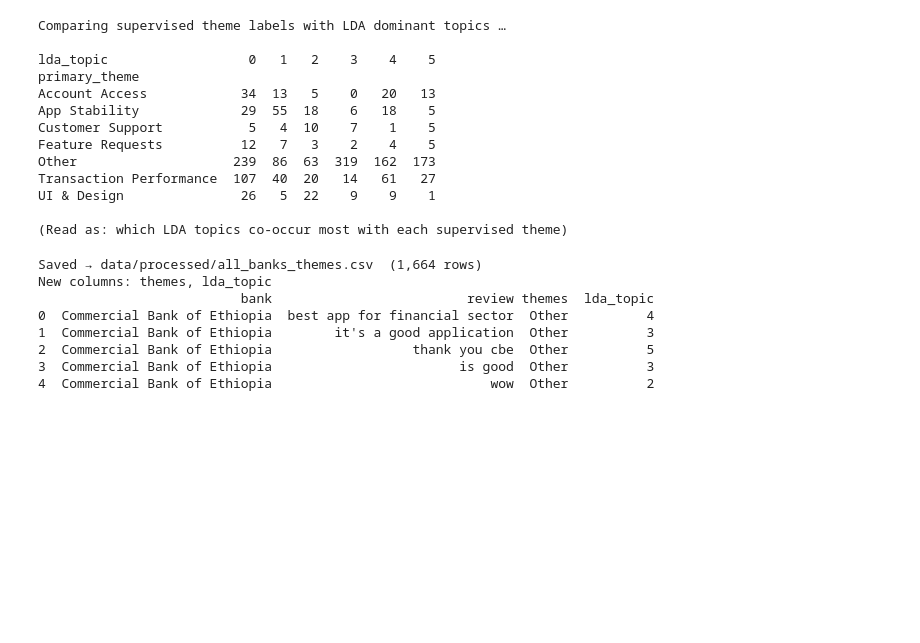
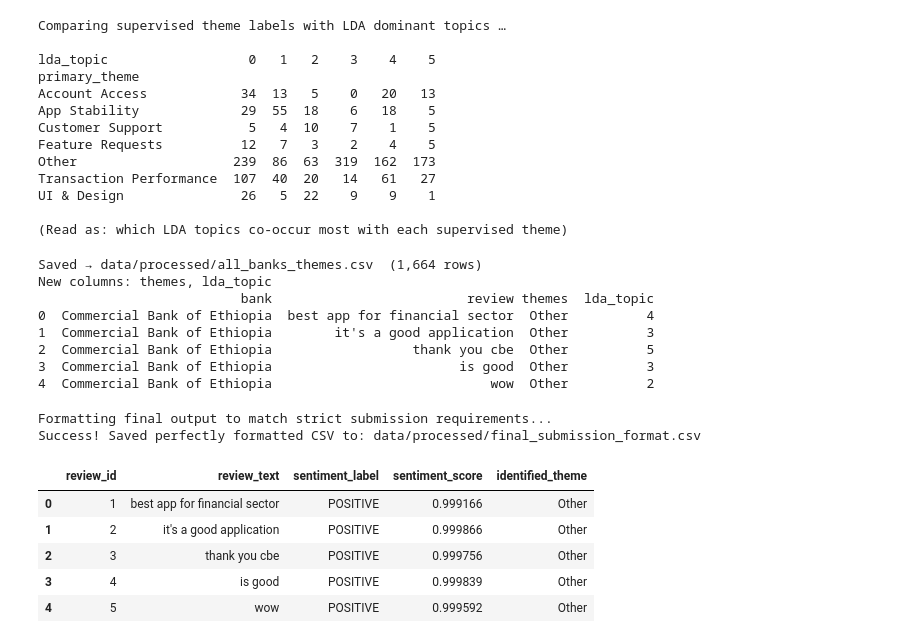
Before and after one commit to hermiMAB/fintech-review-analytics, a Jupyter notebook: notebook/sentiment_and_thematic_analysis.ipynb, the cells around one changed output. Cells and saved outputs as stored; diff of their text form; code cells hidden in the pictures; blank space fills up the shorter version.

```diff
--- a/notebook/sentiment_and_thematic_analysis.ipynb
+++ b/notebook/sentiment_and_thematic_analysis.ipynb
@@ -516,3 +516,46 @@ New columns: themes, lda_topic
 2  Commercial Bank of Ethiopia                  thank you cbe  Other          5
 3  Commercial Bank of Ethiopia                        is good  Other          3
 4  Commercial Bank of Ethiopia                            wow  Other          2
+# %%
+import pandas as pd
+
+print("Formatting final output to match strict submission requirements...")
+
+# 1. Create a unique review_id (using the index is the easiest way)
+df_lda['review_id'] = df_lda.reset_index().index + 1
+
+# 2. Rename your existing columns to match the exact required schema
+# Note: I am using your Transformer (HF) scores here, but you can change
+# it to 'vader_sentiment' and 'vader_compound' if you prefer VADER.
+df_formatted = df_lda.rename(columns={
+    'review': 'review_text',
+    'hf_sentiment': 'sentiment_label',
+    'hf_directional_score': 'sentiment_score',
+    'themes': 'identified_theme'
+})
+
+# 3. Filter the dataframe to ONLY include the 5 required columns
+required_columns = [
+    'review_id',
+    'review_text',
+    'sentiment_label',
+    'sentiment_score',
+    'identified_theme'
+]
+df_final_submission = df_formatted[required_columns]
+
+# 4. Save the cleanly formatted CSV
+final_out_path = "data/processed/final_submission_format.csv"
+df_final_submission.to_csv(final_out_path, index=False)
+
+print(f"Success! Saved perfectly formatted CSV to: {final_out_path}")
+display(df_final_submission.head())
+# %% [output]
+Formatting final output to match strict submission requirements...
+Success! Saved perfectly formatted CSV to: data/processed/final_submission_format.csv
+|  | review_id | review_text | sentiment_label | sentiment_score | identified_theme |
+| 0 | 1 | best app for financial sector | POSITIVE | 0.999166 | Other |
+| 1 | 2 | it's a good application | POSITIVE | 0.999866 | Other |
+| 2 | 3 | thank you cbe | POSITIVE | 0.999756 | Other |
+| 3 | 4 | is good | POSITIVE | 0.999839 | Other |
+| 4 | 5 | wow | POSITIVE | 0.999592 | Other |
```
Also changed, not shown: 3 other files.
